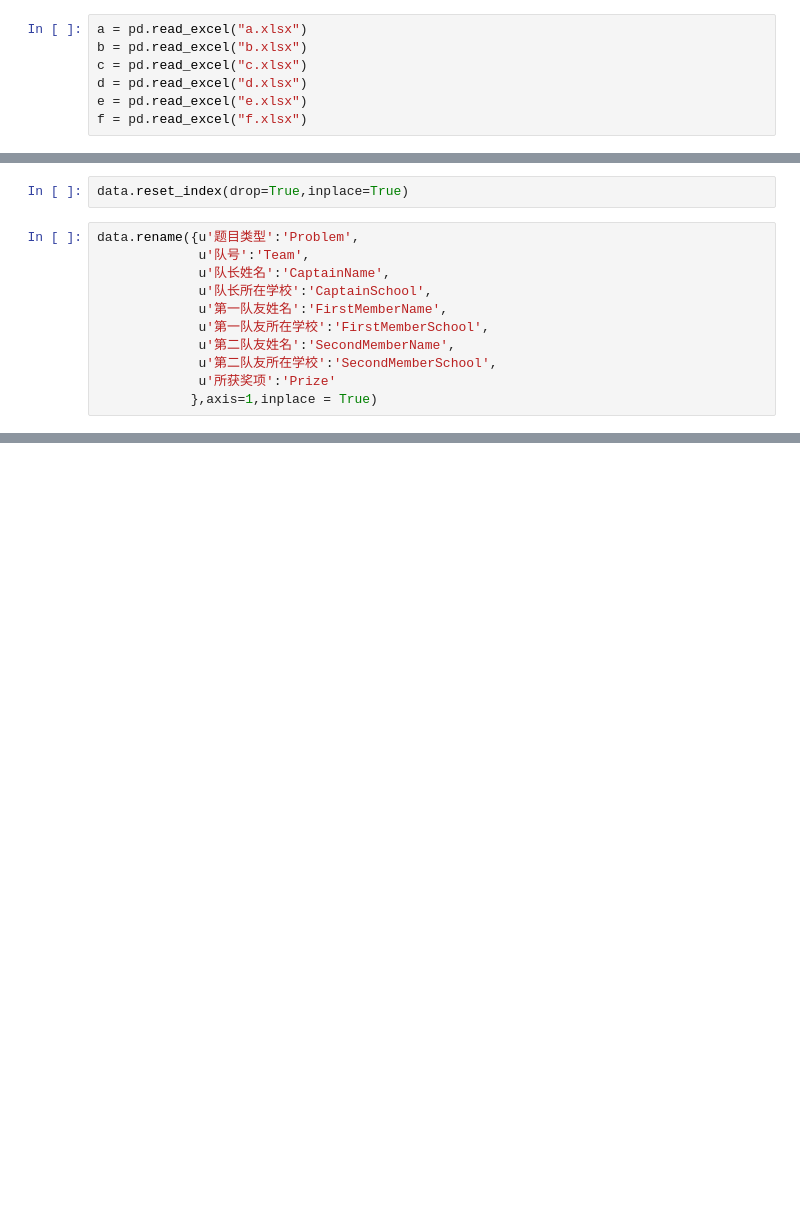
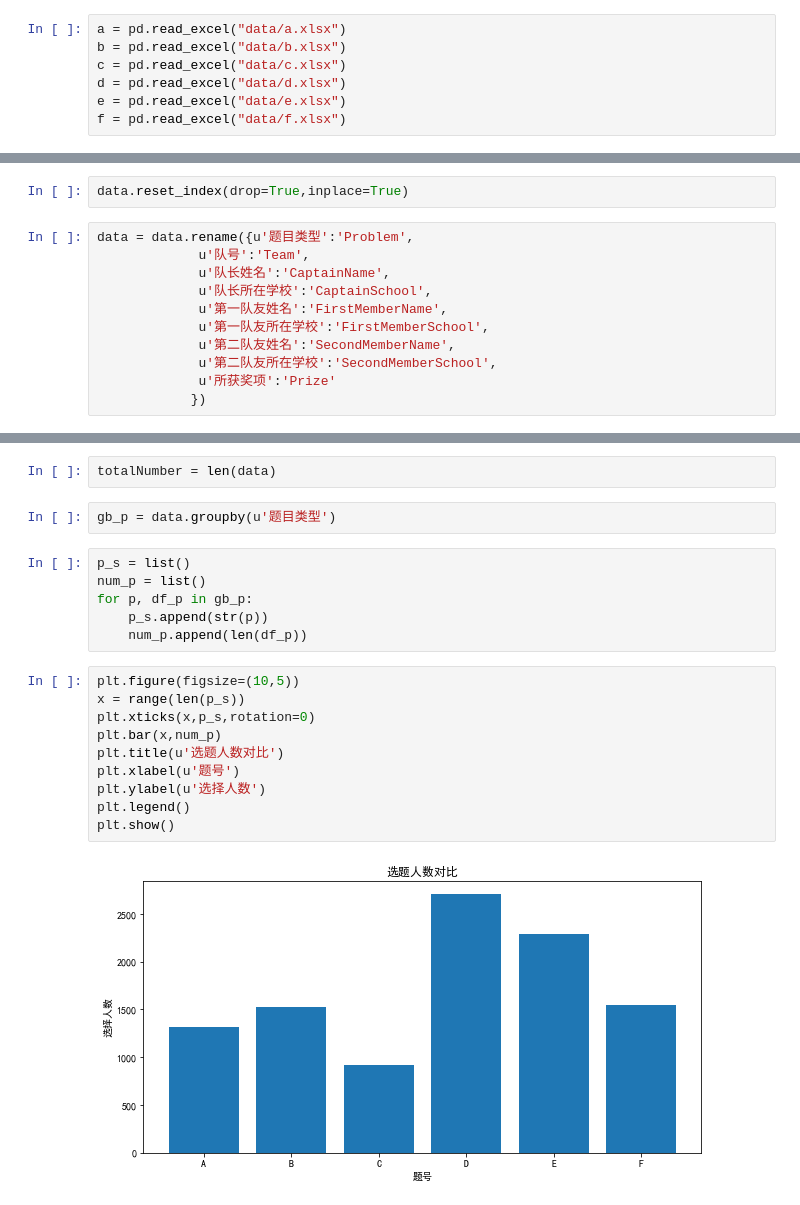
Before and after one commit to kunchiang/Shumo_2017, a Jupyter notebook: analysis.ipynb, the cells around one changed output, grey strips where cells are left out. Drawn from its saved outputs; the diff is of its cells as text; blank space fills up the shorter version.

```diff
--- a/analysis.ipynb
+++ b/analysis.ipynb
@@ -5,10 +5,10 @@ from matplotlib.pyplot import plot as plt
 # %%
-a = pd.read_excel("a.xlsx")
-b = pd.read_excel("b.xlsx")
-c = pd.read_excel("c.xlsx")
-d = pd.read_excel("d.xlsx")
-e = pd.read_excel("e.xlsx")
-f = pd.read_excel("f.xlsx")
+a = pd.read_excel("data/a.xlsx")
+b = pd.read_excel("data/b.xlsx")
+c = pd.read_excel("data/c.xlsx")
+d = pd.read_excel("data/d.xlsx")
+e = pd.read_excel("data/e.xlsx")
+f = pd.read_excel("data/f.xlsx")
 # %%
 a.head()
 # %% [output]
@@ -23,7 +23,7 @@ data = a.append(b).append(c).append(d).append(e).append(f)
 # %%
 data.reset_index(drop=True,inplace=True)
 # %%
-data.rename({u'题目类型':'Problem',
+data = data.rename({u'题目类型':'Problem',
              u'队号':'Team',
              u'队长姓名':'CaptainName',
              u'队长所在学校':'CaptainSchool',
@@ -32,7 +32,7 @@ data.rename({u'题目类型':'Problem',
              u'第二队友姓名':'SecondMemberName',
              u'第二队友所在学校':'SecondMemberSchool',
              u'所获奖项':'Prize'
-            },axis=1,inplace = True)
+            })
 # %%
 data.head()
 # %% [output]
@@ -44,0 +45,22 @@ data.head()
+# %%
+totalNumber = len(data)
+# %%
+gb_p = data.groupby(u'题目类型')
+# %%
+p_s = list()
+num_p = list()
+for p, df_p in gb_p:
+    p_s.append(str(p))
+    num_p.append(len(df_p))
+# %%
+plt.figure(figsize=(10,5))
+x = range(len(p_s))
+plt.xticks(x,p_s,rotation=0)
+plt.bar(x,num_p)
+plt.title(u'选题人数对比')
+plt.xlabel(u'题号')
+plt.ylabel(u'选择人数')
+plt.legend()
+plt.show()
+# %% [output]
+[figure, added]
```
Also changed, not shown: parts of 10 cells of this notebook.
